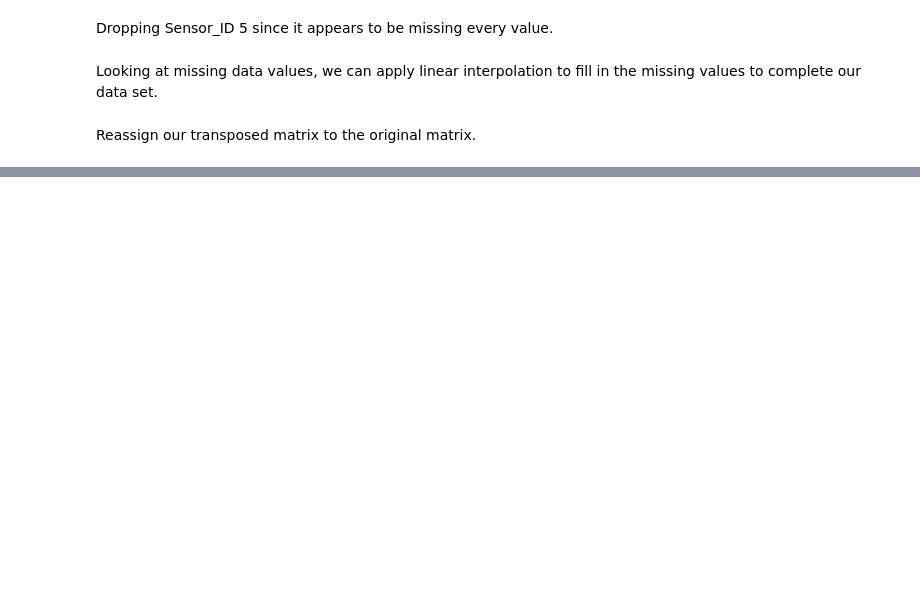
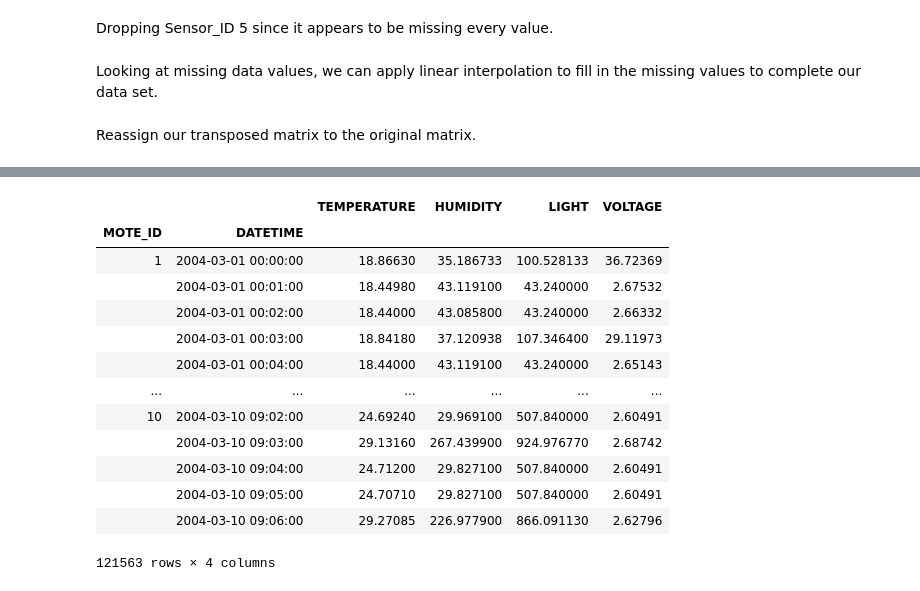
Before and after one commit to nwhitehead1/SensorAnomalyDetection, a Jupyter notebook: final_project.ipynb, the cells around one changed output, grey strips where cells are left out. Cells and saved outputs as stored; diff of their text form; code cells hidden in the pictures; blank space fills up the shorter version.

```diff
--- a/final_project.ipynb
+++ b/final_project.ipynb
@@ -106,3 +135,20 @@ sensor_df.describe()
+# %%
+sensor_df
+# %% [output]
+|  |  | TEMPERATURE | HUMIDITY | LIGHT | VOLTAGE |
+| MOTE_ID | DATETIME |  |  |  |  |
+| 1 | 2004-03-01 00:00:00 | 18.86630 | 35.186733 | 100.528133 | 36.72369 |
+|  | 2004-03-01 00:01:00 | 18.44980 | 43.119100 | 43.240000 | 2.67532 |
+|  | 2004-03-01 00:02:00 | 18.44000 | 43.085800 | 43.240000 | 2.66332 |
+|  | 2004-03-01 00:03:00 | 18.84180 | 37.120938 | 107.346400 | 29.11973 |
+|  | 2004-03-01 00:04:00 | 18.44000 | 43.119100 | 43.240000 | 2.65143 |
+| ... | ... | ... | ... | ... | ... |
+| 10 | 2004-03-10 09:02:00 | 24.69240 | 29.969100 | 507.840000 | 2.60491 |
+|  | 2004-03-10 09:03:00 | 29.13160 | 267.439900 | 924.976770 | 2.68742 |
+|  | 2004-03-10 09:04:00 | 24.71200 | 29.827100 | 507.840000 | 2.60491 |
+|  | 2004-03-10 09:05:00 | 24.70710 | 29.827100 | 507.840000 | 2.60491 |
+|  | 2004-03-10 09:06:00 | 29.27085 | 226.977900 | 866.091130 | 2.62796 |
+121563 rows × 4 columns
 # %%
 #from keras.layers import Input, Dense
 #from keras.models import Model
```
Also changed, not shown: parts of 12 cells of this notebook.
